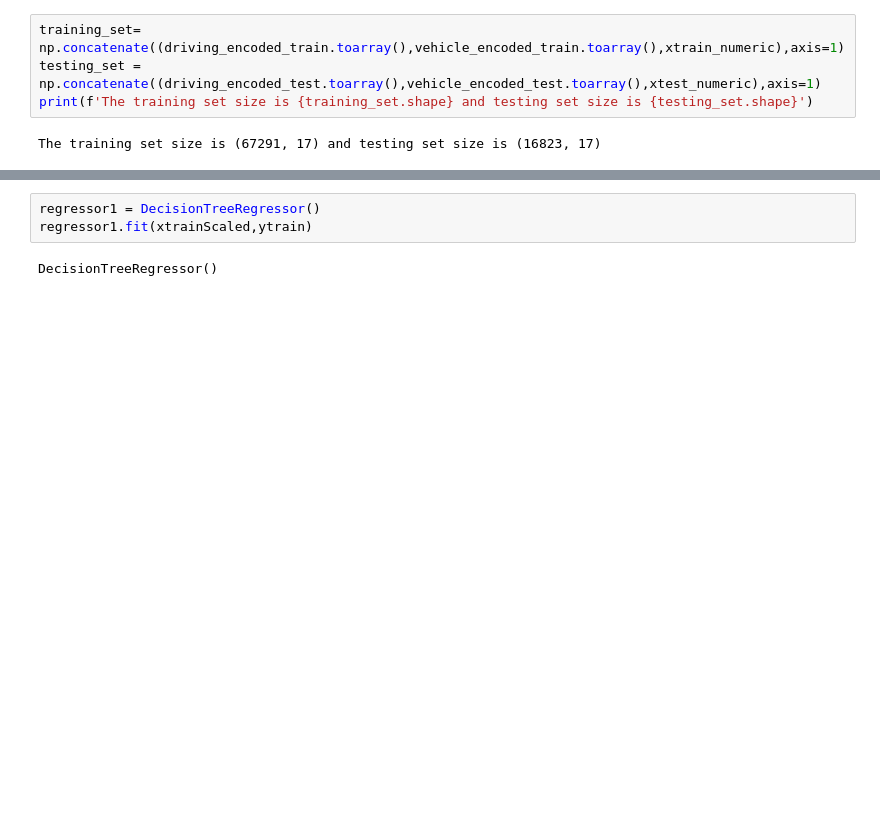
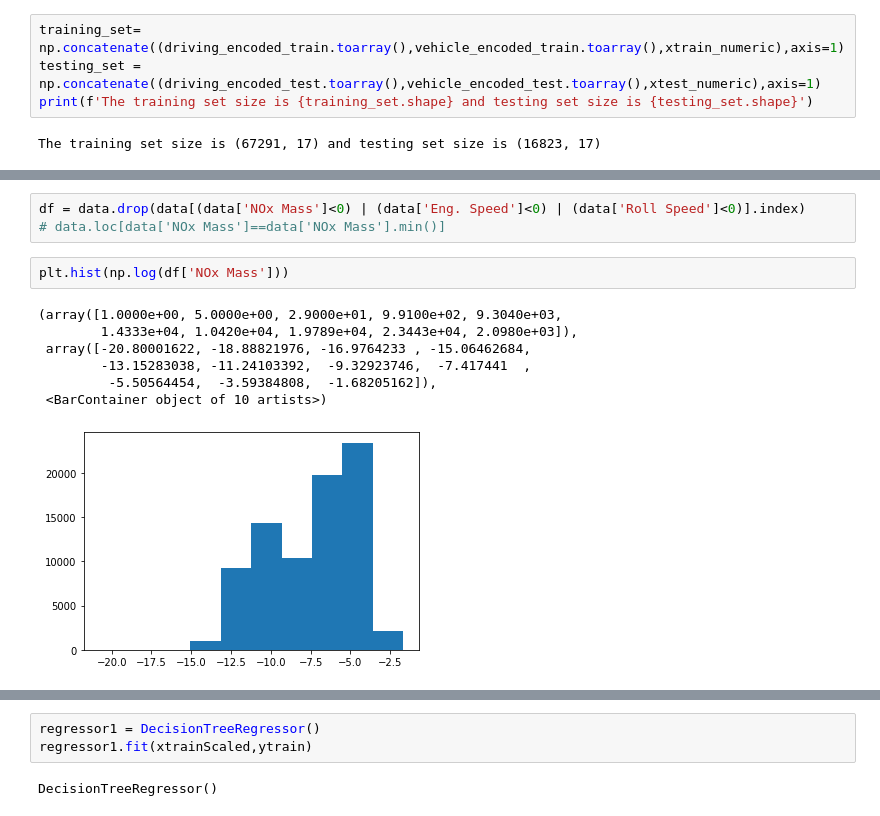
Before and after one commit to msaad1311/TfL-Dataset, a Jupyter notebook: src/EDA.ipynb, the cells around one changed output, grey strips where cells are left out. Cells and saved outputs as stored; diff of their text form; blank space fills up the shorter version.

```diff
--- a/src/EDA.ipynb
+++ b/src/EDA.ipynb
@@ -779,0 +775,13 @@ MultiOutputRegressor(estimator=SVR())
+# %%
+df = data.drop(data[(data['NOx Mass']<0) | (data['Eng. Speed']<0) | (data['Roll Speed']<0)].index)
+# data.loc[data['NOx Mass']==data['NOx Mass'].min()]
+# %%
+plt.hist(np.log(df['NOx Mass']))
+# %% [output]
+(array([1.0000e+00, 5.0000e+00, 2.9000e+01, 9.9100e+02, 9.3040e+03,
+        1.4333e+04, 1.0420e+04, 1.9789e+04, 2.3443e+04, 2.0980e+03]),
+ array([-20.80001622, -18.88821976, -16.9764233 , -15.06462684,
+        -13.15283038, -11.24103392,  -9.32923746,  -7.417441  ,
+         -5.50564454,  -3.59384808,  -1.68205162]),
+ <BarContainer object of 10 artists>)
+[figure, added]
```
Also changed, not shown: parts of 13 cells of this notebook.
